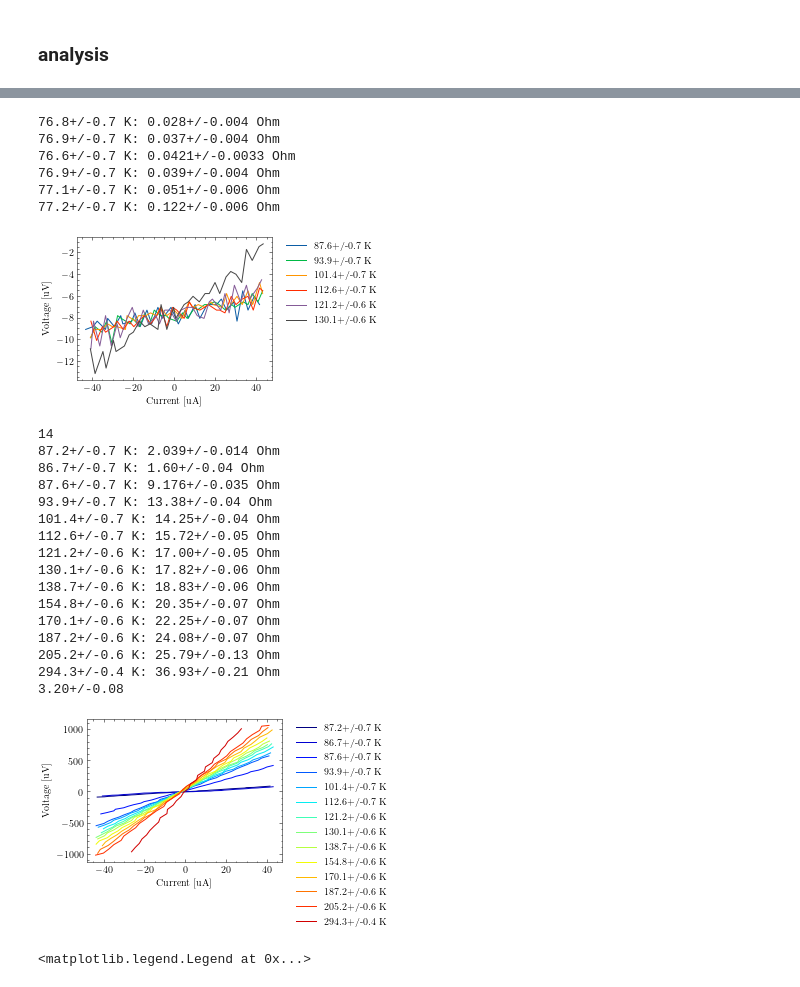
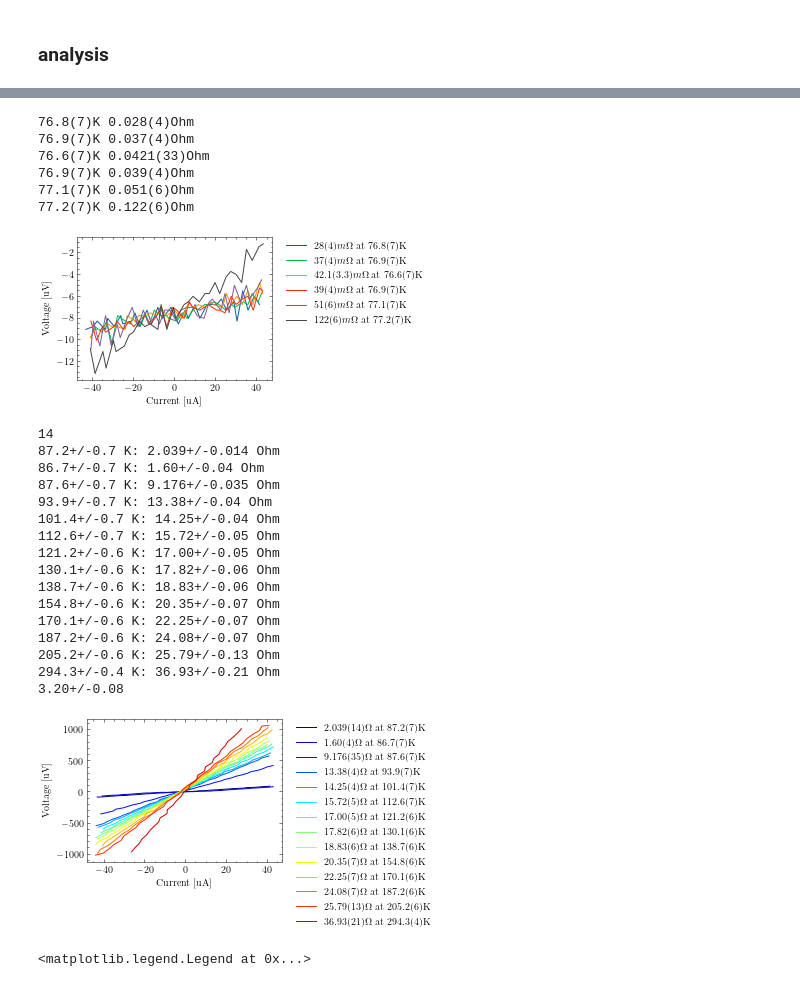
Before and after one commit to emhl/FP1, a Jupyter notebook: SQUID.ipynb, the cells around one changed output, grey strips where cells are left out. Drawn from its saved outputs; the diff is of its cells as text; code cells hidden in the pictures.

```diff
--- a/SQUID.ipynb
+++ b/SQUID.ipynb
@@ -200,16 +217,16 @@ plots = 20
 
 # part 1
 for i in range(8):
-    plt.plot(t1[f'{i}_x'], t1[f'{i}_y'], label=f'{temps[i]} K', c= mapcolors(plots)[i])
+    plt.plot(t1[f'{i}_x'], t1[f'{i}_y'], label=f'{temps[i]:S} K', c= mapcolors(plots)[i])
 
 # part 2
 for i in range(8):
-    plt.plot(t2[f'{i}_x'], t2[f'{i}_y'], label=f'{temps[i+8]} K', c= mapcolors(plots)[i+8])
+    plt.plot(t2[f'{i}_x'], t2[f'{i}_y'], label=f'{temps[i+8]:S} K', c= mapcolors(plots)[i+8])
 
 for i in range(3):
-    plt.plot(t3[f'{i}_x'], t3[f'{i}_y'], label=f'{temps[i+16]} K', c= mapcolors(plots)[i+16])
+    plt.plot(t3[f'{i}_x'], t3[f'{i}_y'], label=f'{temps[i+16]:S} K', c= mapcolors(plots)[i+16])
 
-plt.plot(room_temp['0_x'], room_temp['0_y'], label=f'{calibr_temp[0] } K', c= mapcolors(plots)[-1])
+plt.plot(room_temp['0_x'], room_temp['0_y'], label=f'{calibr_temp[0]:S} K', c= mapcolors(plots)[-1])
 
 plt.legend(bbox_to_anchor=(1.05, 1), loc='upper left', borderaxespad=0., ncol=2)
 
@@ -233,11 +250,11 @@ resistances = unp.uarray(np.zeros(20), np.zeros(20))
 a,b = 10,130
 for i in range(8):
     x,y = t1[f'{i}_x'][a:b], t1[f'{i}_y'][a:b]
-    plt.plot(x, y, label=f'{temps[i]} K')
+    plt.plot(x, y, label=f'{temps[i]:S} K')
     c, cov = curve_fit(linfit, x, y)
     resistance = un.ufloat(c[0], np.sqrt(cov[0,0]))
     # resistances[i] = resistance
-    print(f'{temps[i+8]} K: {resistance} Ohm')
+    print(f'{temps[i+8]:S} K: {resistance:S} Ohm')
 
 
 plt.legend(bbox_to_anchor=(1.05, 1), loc='upper left', borderaxespad=0.)
@@ -263,11 +280,12 @@ Text(0, 0.5, 'Voltage [uV]')
 a,b = 165,198
 for i in range(6):
     x,y = t1[f'{i}_x'][a:b] , t1[f'{i}_y'][a:b]
-    plt.plot(x, y, label=f'{temps[i+8]} K')
     c, cov = curve_fit(linfit, x, y)
     resistance = un.ufloat(c[0], np.sqrt(cov[0,0]))
+    plt.plot(x, y, label=f'{resistance*1e3:S}$m\Omega$ at {temps[i]:S}K')
+
     # resistances[i+8] = resistance
-    print(f'{temps[i]} K: {resistance} Ohm')
+    print(f'{temps[i]:S}K {resistance:S}Ohm')
 
 
 plt.legend(bbox_to_anchor=(1.05, 1), loc='upper left', borderaxespad=0.)
@@ -276,13 +294,13 @@ plt.ylabel('Voltage [uV]')
 
 plt.savefig('SQUID/output/2-low-temp-resistance.png', dpi=300)
 # %% [output]
-76.8+/-0.7 K: 0.028+/-0.004 Ohm
-76.9+/-0.7 K: 0.037+/-0.004 Ohm
-76.6+/-0.7 K: 0.0421+/-0.0033 Ohm
-76.9+/-0.7 K: 0.039+/-0.004 Ohm
-77.1+/-0.7 K: 0.051+/-0.006 Ohm
-77.2+/-0.7 K: 0.122+/-0.006 Ohm
+76.8(7)K 0.028(4)Ohm
+76.9(7)K 0.037(4)Ohm
+76.6(7)K 0.0421(33)Ohm
+76.9(7)K 0.039(4)Ohm
+77.1(7)K 0.051(6)Ohm
+77.2(7)K 0.122(6)Ohm
-[figure, old version]
+[figure, new version]
 # %%
 a,b = 165,198
 # part 1 continued
@@ -291,9 +309,10 @@ colors = mapcolors(len(temps)-6)
 print(len(colors))
 for i in range(6,8):
     x,y = t1[f'{i}_x'][a:b] , t1[f'{i}_y'][a:b]
-    plt.plot(x, y, label=f'{temps[i]} K', c= colors[i-6])
     c, cov = curve_fit(linfit, x, y)
     resistance = un.ufloat(c[0], np.sqrt(cov[0,0]))
+    plt.plot(x, y, label=f'{resistance:S}$\Omega$ at {temps[i]:S}K', c= colors[i-6])
+
     resistances[i] = resistance
     print(f'{temps[i]} K: {resistance} Ohm')
 
@@ -302,55 +321,58 @@ for i in range(6,8):
 
 for i in range(8):
     x,y = t2[f'{i}_x'][a:b] , t2[f'{i}_y'][a:b]
-    plt.plot(x, y, label=f'{temps[i+8]} K', c= colors[i+2])
     c, cov = curve_fit(linfit, x, y)
     resistance = un.ufloat(c[0], np.sqrt(cov[0,0]))
+    plt.plot(x, y, label=f'{resistance:S}$\Omega$ at {temps[i+8]:S}K', c= colors[i+2])
+
     resistances[i+8] = resistance
     print(f'{temps[i+8]} K: {resistance} Ohm')
 
 for i in range(3):
     x,y = t3[f'{i}_x'][a:b] , t3[f'{i}_y'][a:b]
-    plt.plot(x, y, label=f'{temps[i+16]} K', c= colors[i+10])
     c, cov = curve_fit(linfit, x, y)
     resistance = un.ufloat(c[0], np.sqrt(cov[0,0]))
+    plt.plot(x, y, label=f'{resistance:S}$\Omega$ at {temps[i+16]:S}K', c= colors[i+10])
+
     resistances[i+16] = resistance
     print(f'{temps[i+16]} K: {resistance} Ohm')
 
 a,b = 448,478
 x,y = room_temp['0_x'][a:b] , room_temp['0_y'][a:b]
-plt.plot(x, y, label=f'{temps[-1]} K', c= colors[-1])
 c, cov = curve_fit(linfit, x, y)
 resistance = un.ufloat(c[0], np.sqrt(cov[0,0]))
+plt.plot(x, y, label=f'{resistance:S}$\Omega$ at {temps[-1]:S}K', c= colors[-1])
+
 resistances[-1] = resistance
 print(f'{calibr_temp[0]} K: {resistance} Ohm')
 
 
 plt.legend(bbox_to_anchor=(1.05, 1), loc='upper left', borderaxespad=0.)
 plt.xlabel('Current [uA]')
 plt.ylabel('Voltage [uV]')
 
 normal_resistances = resistances[7]*2
 print(normal_resistances)
 
 plt.savefig('SQUID/output/2-higher-temp-resistance.png', dpi=300)
 # %% [output]
 14
 87.2+/-0.7 K: 2.039+/-0.014 Ohm
 86.7+/-0.7 K: 1.60+/-0.04 Ohm
 87.6+/-0.7 K: 9.176+/-0.035 Ohm
 93.9+/-0.7 K: 13.38+/-0.04 Ohm
 101.4+/-0.7 K: 14.25+/-0.04 Ohm
 112.6+/-0.7 K: 15.72+/-0.05 Ohm
 121.2+/-0.6 K: 17.00+/-0.05 Ohm
 130.1+/-0.6 K: 17.82+/-0.06 Ohm
 138.7+/-0.6 K: 18.83+/-0.06 Ohm
 154.8+/-0.6 K: 20.35+/-0.07 Ohm
 170.1+/-0.6 K: 22.25+/-0.07 Ohm
 187.2+/-0.6 K: 24.08+/-0.07 Ohm
 205.2+/-0.6 K: 25.79+/-0.13 Ohm
 294.3+/-0.4 K: 36.93+/-0.21 Ohm
 3.20+/-0.08
-[figure, old version]
+[figure, new version]
 # %%
 # part 2 + 3 second data interval
 a,b = 398,432
```
Also changed, not shown: parts of 5 cells of this notebook, 3 other files.
